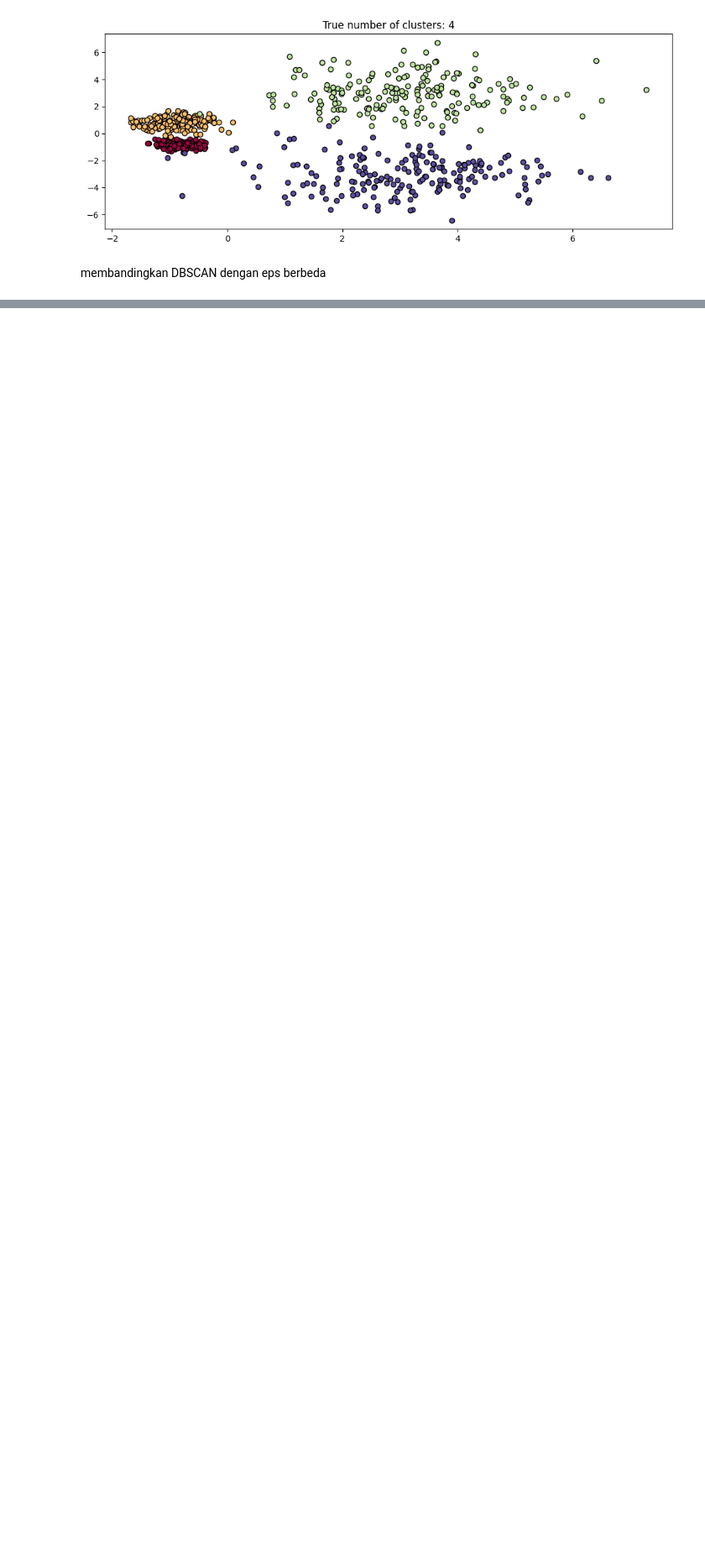
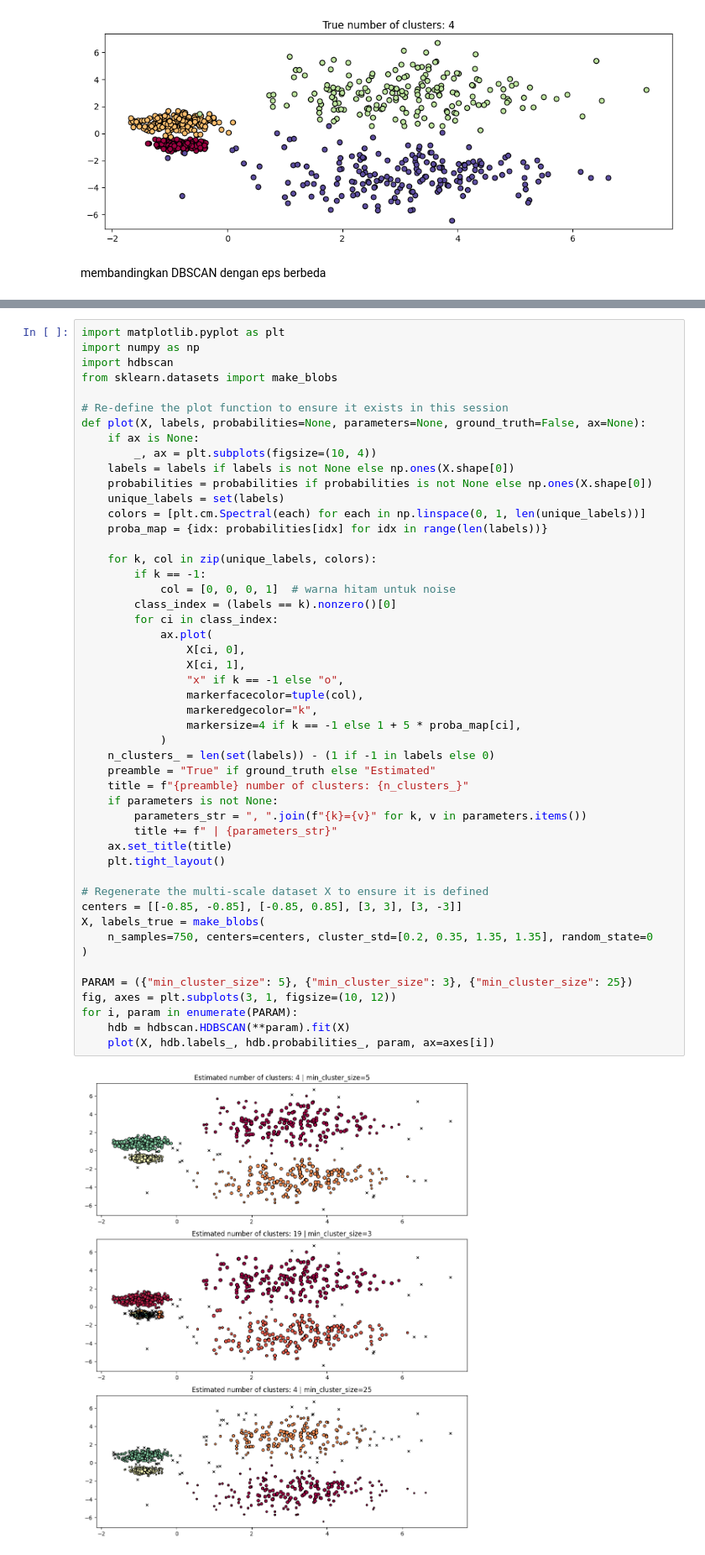
Before and after one commit to Lindaoctaviani7/Lindaoctaviani7-Machine-learning_Ganjil_TI3B_2026_244107020002, a Jupyter notebook: Praktikum1_JS5_Pertemuan6.ipynb, the cells around one changed output, grey strips where cells are left out. Shown at 84% size. Cells and saved outputs as stored; diff of their text form; blank space fills up the shorter version.

```diff
--- a/Praktikum1_JS5_Pertemuan6.ipynb
+++ b/Praktikum1_JS5_Pertemuan6.ipynb
@@ -122,0 +131,51 @@ plot(X, dbs.labels_, parameters=params, ax=axes[1])
+# %%
+import matplotlib.pyplot as plt
+import numpy as np
+import hdbscan
+from sklearn.datasets import make_blobs
+
+# Re-define the plot function to ensure it exists in this session
+def plot(X, labels, probabilities=None, parameters=None, ground_truth=False, ax=None):
+    if ax is None:
+        _, ax = plt.subplots(figsize=(10, 4))
+    labels = labels if labels is not None else np.ones(X.shape[0])
+    probabilities = probabilities if probabilities is not None else np.ones(X.shape[0])
+    unique_labels = set(labels)
+    colors = [plt.cm.Spectral(each) for each in np.linspace(0, 1, len(unique_labels))]
+    proba_map = {idx: probabilities[idx] for idx in range(len(labels))}
+
+    for k, col in zip(unique_labels, colors):
+        if k == -1:
+            col = [0, 0, 0, 1]  # warna hitam untuk noise
+        class_index = (labels == k).nonzero()[0]
+        for ci in class_index:
+            ax.plot(
+                X[ci, 0],
+                X[ci, 1],
+                "x" if k == -1 else "o",
+                markerfacecolor=tuple(col),
+                markeredgecolor="k",
+                markersize=4 if k == -1 else 1 + 5 * proba_map[ci],
+            )
+    n_clusters_ = len(set(labels)) - (1 if -1 in labels else 0)
+    preamble = "True" if ground_truth else "Estimated"
+    title = f"{preamble} number of clusters: {n_clusters_}"
+    if parameters is not None:
+        parameters_str = ", ".join(f"{k}={v}" for k, v in parameters.items())
+        title += f" | {parameters_str}"
+    ax.set_title(title)
+    plt.tight_layout()
+
+# Regenerate the multi-scale dataset X to ensure it is defined
+centers = [[-0.85, -0.85], [-0.85, 0.85], [3, 3], [3, -3]]
+X, labels_true = make_blobs(
+    n_samples=750, centers=centers, cluster_std=[0.2, 0.35, 1.35, 1.35], random_state=0
+)
+
+PARAM = ({"min_cluster_size": 5}, {"min_cluster_size": 3}, {"min_cluster_size": 25})
+fig, axes = plt.subplots(3, 1, figsize=(10, 12))
+for i, param in enumerate(PARAM):
+    hdb = hdbscan.HDBSCAN(**param).fit(X)
+    plot(X, hdb.labels_, hdb.probabilities_, param, ax=axes[i])
+# %% [output]
+[figure, added]
```
Also changed, not shown: parts of 16 cells of this notebook.
